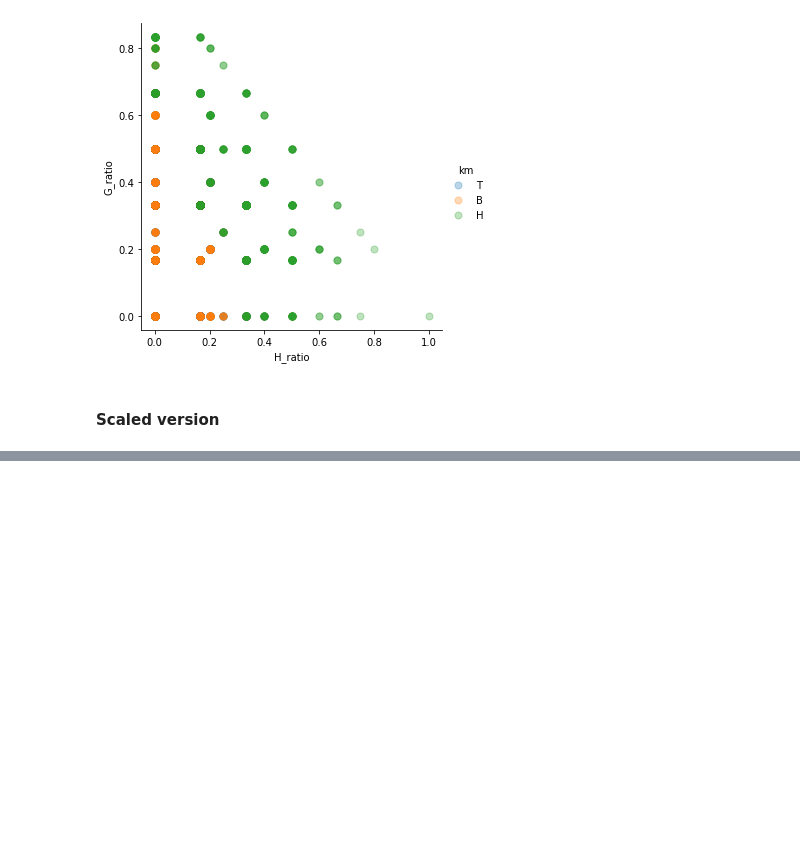
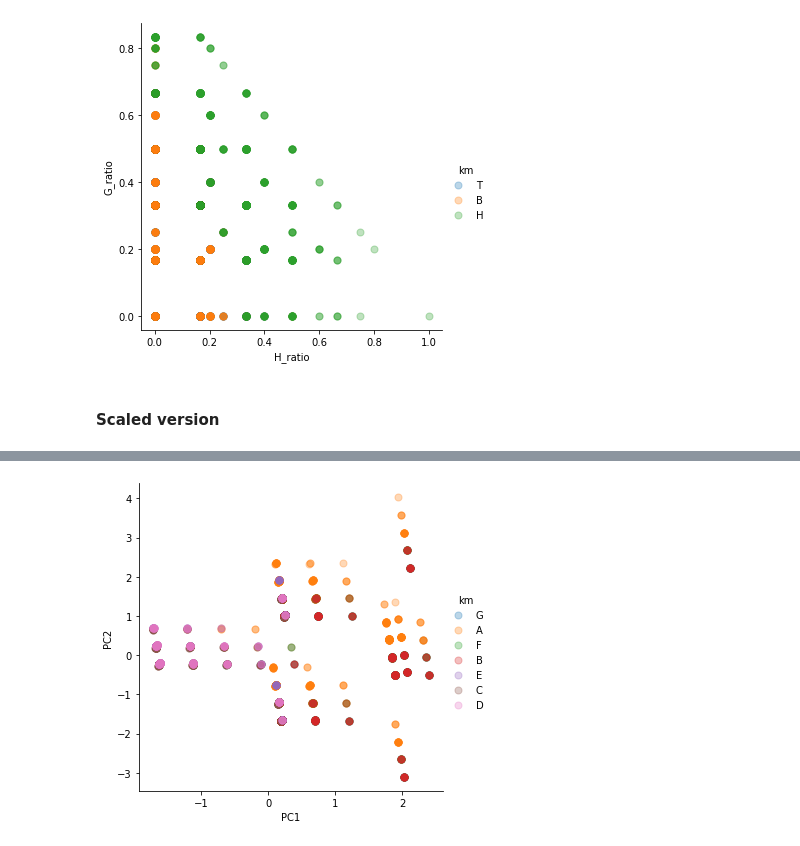
Before and after one commit to jinwoong-nam/clustering_hydrocarbon_radicals, a Jupyter notebook: main_clustering.ipynb, the cells around one changed output, grey strips where cells are left out. Drawn from its saved outputs; the diff is of its cells as text; code cells hidden in the pictures; blank space fills up the shorter version.

```diff
--- a/main_clustering.ipynb
+++ b/main_clustering.ipynb
@@ -378,0 +554,3 @@ df_clean.to_csv('3115_species_km.csv')
+# %%
+df_pc = pd.read_csv('Total_3115_PC_Label.csv')
+df_pc.head()
@@ -378,0 +564,10 @@ df_clean.to_csv('3115_species_km.csv')
+# %%
+# merge two dataframes
+df_ga_10_7 = pd.merge(df_pc, df_ga_10_7[['SMILES','km','km_dist']], on='SMILES')
+
+# Function to count occurrences of 'C' in a string
+def count_c(text):
+    return text.count('C')
+df_ga_10_7['c_num'] = df_ga_10_7['SMILES'].apply(count_c)
+
+df_ga_10_7.head()
@@ -378,0 +581,2 @@ df_clean.to_csv('3115_species_km.csv')
+# %%
+df_ga_10_7['km'] = df_ga_10_7['km'].replace({0:'A',1:'B',2:'C',3:'D',4:'E',5:'F',6:'G'})
@@ -378,0 +603,13 @@ df_clean.to_csv('3115_species_km.csv')
+# %%
+# draw PC plot
+def draw_pc_plot(df, x, y, hue, jitter=False):
+    if jitter == True:
+        sns.lmplot(x,y,data=df, fit_reg=False, scatter_kws={"s":50, "alpha":0.3}, x_jitter=0.1, y_jitter=0.1, hue=hue)
+        plt.show()
+    else:
+        sns.lmplot(x,y,data=df, fit_reg=False, scatter_kws={"s":50, "alpha":0.3}, hue=hue)
+        plt.show()
+# %%
+draw_pc_plot(df_ga_10_7, 'PC1', 'PC2', hue='km', jitter=False)
+# %% [output]
+[figure, added]
```
Also changed, not shown: parts of 55 cells of this notebook, 1 other file.
